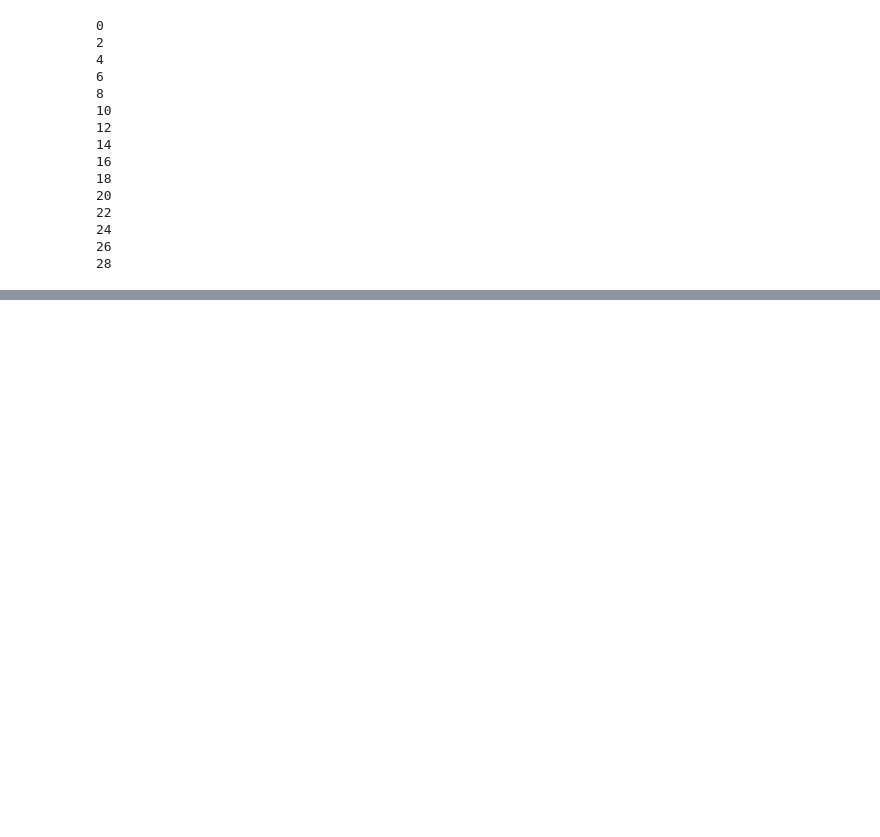
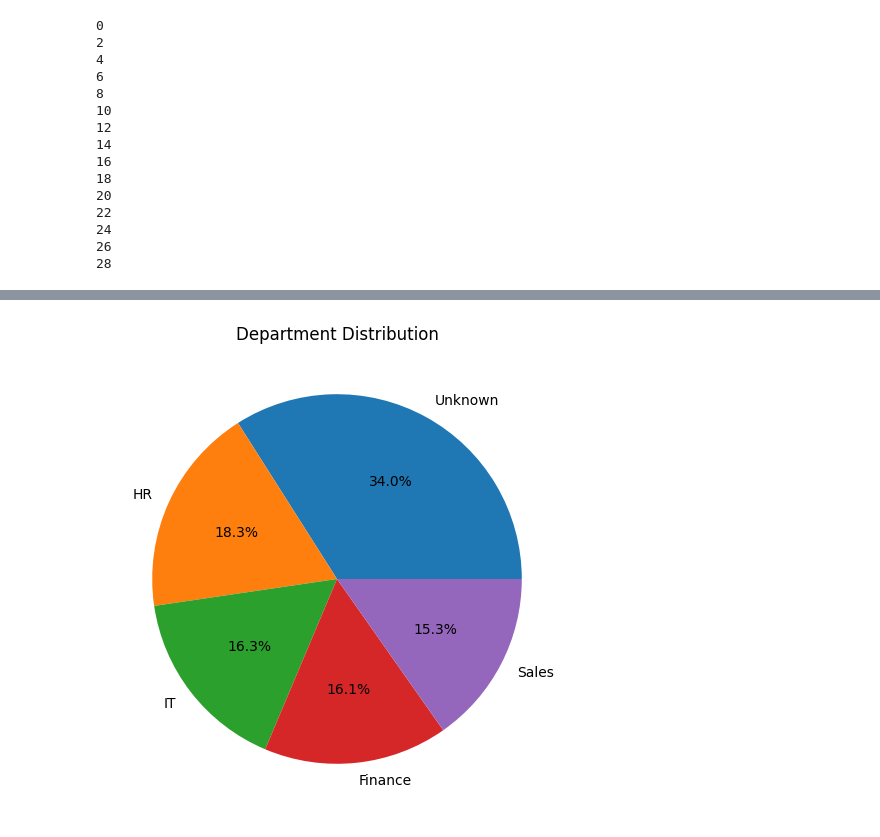
Before and after one commit to Himanshu3557/himanshu3557, a Jupyter notebook: Practice.ipynb, the cells around one changed output, grey strips where cells are left out. Saved outputs shown, nothing was run; the diff lists cells and outputs as text; code cells hidden in the pictures; blank space fills up the shorter version.

```diff
--- a/Practice.ipynb
+++ b/Practice.ipynb
@@ -492,0 +274,12 @@ kk[kk["Maths"]>80]
+# %%
+dept_counts = df["Department"].fillna("Unknown").value_counts()
+
+plt.figure(figsize=(8,6))
+plt.pie(dept_counts,
+        labels=dept_counts.index,
+        autopct='%1.1f%%')
+
+plt.title("Department Distribution")
+plt.show()
+# %% [output]
+[figure, added]
```
Also changed, not shown: parts of 47 cells of this notebook.
